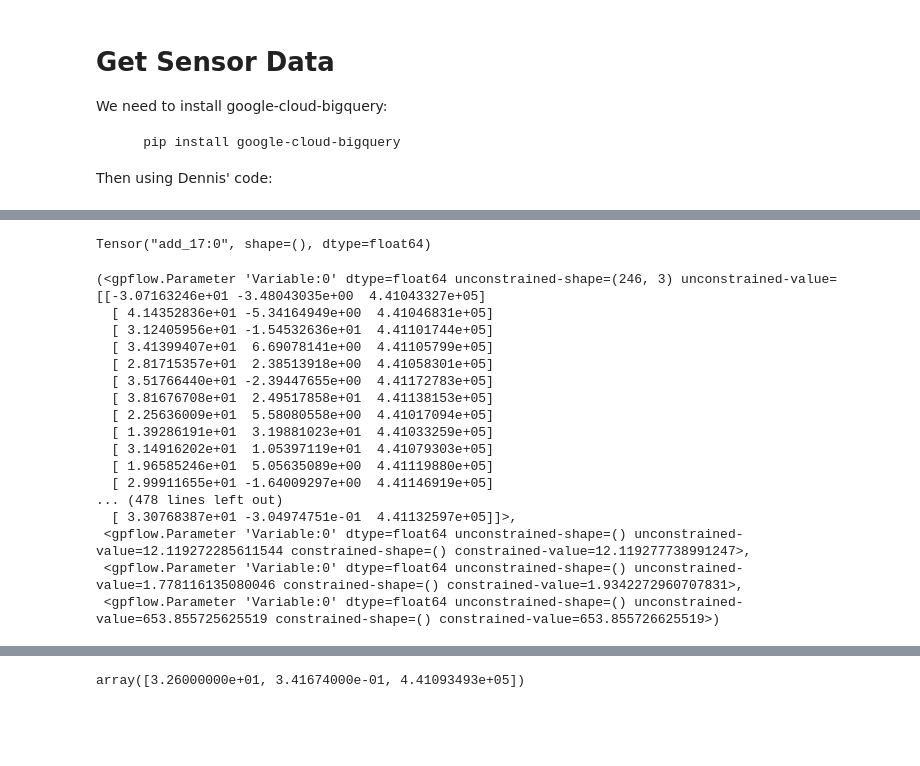
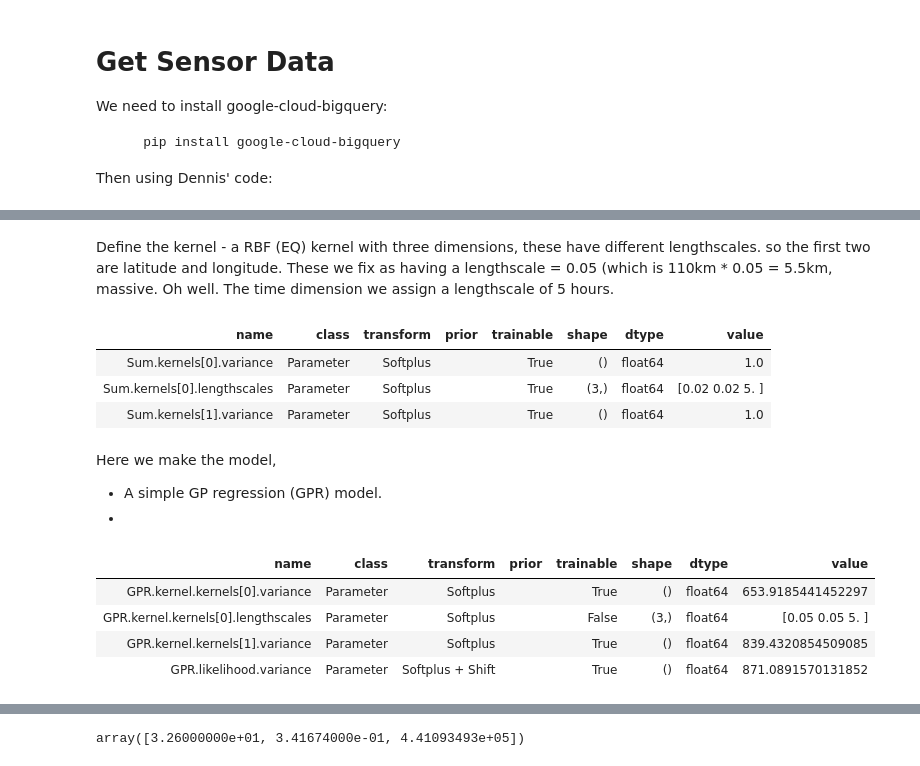
Before and after one commit to lionfish0/experimentation, a Jupyter notebook: IntroGPs_and_airpollution_withtimeandspace.ipynb, the cells around one changed output, grey strips where cells are left out. Saved outputs shown, nothing was run; the diff lists cells and outputs as text; code cells hidden in the pictures; blank space fills up the shorter version.

```diff
--- a/IntroGPs_and_airpollution_withtimeandspace.ipynb
+++ b/IntroGPs_and_airpollution_withtimeandspace.ipynb
@@ -135,0 +117,4 @@ Xtraining.shape[0]/2000
+# %% [markdown]
+Define the kernel - a RBF (EQ) kernel with three dimensions, these have different lengthscales.
+so the first two are latitude and longitude. These we fix as having a lengthscale = 0.05 (which is
+110km * 0.05 = 5.5km, massive. Oh well. The time dimension we assign a lengthscale of 5 hours.
@@ -136,17 +124,23 @@ Xtraining.shape[0]/2000
+# %%
+k
+# %% [output]
+| name | class | transform | prior | trainable | shape | dtype | value |
+| Sum.kernels[0].variance | Parameter | Softplus |  | True | () | float64 | 1.0 |
+| Sum.kernels[0].lengthscales | Parameter | Softplus |  | True | (3,) | float64 | [0.02 0.02 5. ] |
+| Sum.kernels[1].variance | Parameter | Softplus |  | True | () | float64 | 1.0 |
+# %% [markdown]
+Here we make the model,
+- A simple GP regression (GPR) model.
+-
 # %%
-k = gpflow.kernels.RBF(lengthscales=[0.05, 0.05, 5.]) + gpflow.kernels.Bias()
-m = gpflow.models.SGPR(data=(Xtraining[::10,:], Ytraining[::10,:]), kernel=k, mean_function=None,inducing_variable=Xtraining[::1000,:])
-from gpflow import set_trainable
-set_trainable(m.kernel.kernels[0].lengthscales, False) #thanks Pablo!!!! YAY
-set_trainable(m.inducing_variable.Z, False) #thanks Pablo!!!! YAY
+m = gpflow.models.GPR(data=(Xtraining, Ytraining), kernel=k, mean_function=None)
+#Here we tell the optimiser not to alter the lengthscales: thanks Pablo!!!! YAY
+set_trainable(m.kernel.kernels[0].lengthscales, False)
 
+#This just does the gradient ascent to optimise the marginal likelihood of the model (see page 112 of Rassmussen & Williams)
 opt = gpflow.optimizers.Scipy()
 def objective_closure():
-    print(m.log_marginal_likelihood())
     return - m.log_marginal_likelihood()
-
 opt_logs = opt.minimize(objective_closure,
                         m.trainable_variables,
                         options=dict(maxiter=100))
-# %% [output]
-Tensor("add_17:0", shape=(), dtype=float64)
@@ -172,20 +147,8 @@ opt_logs = opt.minimize(objective_closure,
 # %%
-m.trainable_parameters
+m
 # %% [output]
-(<gpflow.Parameter 'Variable:0' dtype=float64 unconstrained-shape=(246, 3) unconstrained-value=[[-3.07163246e+01 -3.48043035e+00  4.41043327e+05]
-  [ 4.14352836e+01 -5.34164949e+00  4.41046831e+05]
-  [ 3.12405956e+01 -1.54532636e+01  4.41101744e+05]
-  [ 3.41399407e+01  6.69078141e+00  4.41105799e+05]
-  [ 2.81715357e+01  2.38513918e+00  4.41058301e+05]
-  [ 3.51766440e+01 -2.39447655e+00  4.41172783e+05]
-  [ 3.81676708e+01  2.49517858e+01  4.41138153e+05]
-  [ 2.25636009e+01  5.58080558e+00  4.41017094e+05]
-  [ 1.39286191e+01  3.19881023e+01  4.41033259e+05]
-  [ 3.14916202e+01  1.05397119e+01  4.41079303e+05]
-  [ 1.96585246e+01  5.05635089e+00  4.41119880e+05]
-  [ 2.99911655e+01 -1.64009297e+00  4.41146919e+05]
-... (478 lines left out)
-  [ 3.30768387e+01 -3.04974751e-01  4.41132597e+05]]>,
- <gpflow.Parameter 'Variable:0' dtype=float64 unconstrained-shape=() unconstrained-value=12.119272285611544 constrained-shape=() constrained-value=12.119277738991247>,
- <gpflow.Parameter 'Variable:0' dtype=float64 unconstrained-shape=() unconstrained-value=1.778116135080046 constrained-shape=() constrained-value=1.9342272960707831>,
- <gpflow.Parameter 'Variable:0' dtype=float64 unconstrained-shape=() unconstrained-value=653.855725625519 constrained-shape=() constrained-value=653.855726625519>)
+| name | class | transform | prior | trainable | shape | dtype | value |
+| GPR.kernel.kernels[0].variance | Parameter | Softplus |  | True | () | float64 | 653.9185441452297 |
+| GPR.kernel.kernels[0].lengthscales | Parameter | Softplus |  | False | (3,) | float64 | [0.05 0.05 5. ] |
+| GPR.kernel.kernels[1].variance | Parameter | Softplus |  | True | () | float64 | 839.4320854509085 |
+| GPR.likelihood.variance | Parameter | Softplus + Shift |  | True | () | float64 | 871.0891570131852 |
```
Also changed, not shown: parts of 39 cells of this notebook.
